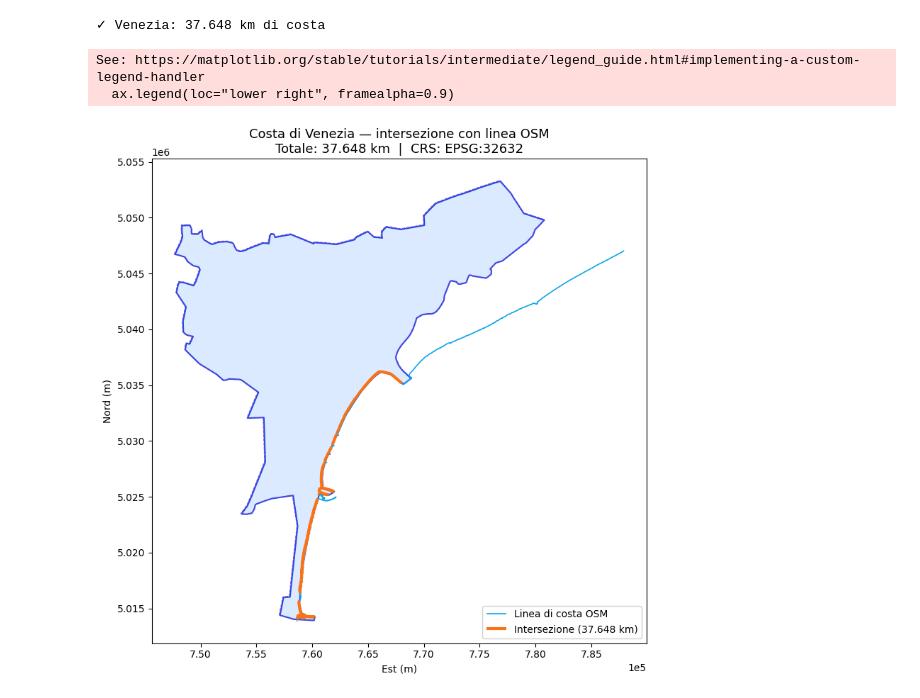
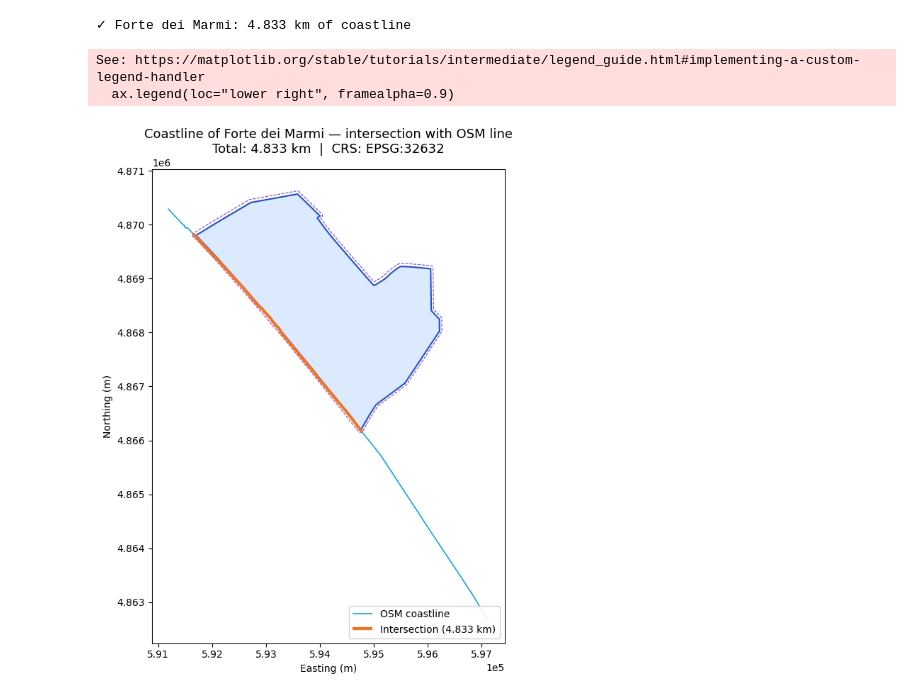
Before and after one commit to 01andreabattaglia/Geospatial_Analysis, a Jupyter notebook: plots.ipynb, the cells around one changed output. Saved outputs shown, nothing was run; the diff lists cells and outputs as text; code cells hidden in the pictures.

```diff
--- a/plots.ipynb
+++ b/plots.ipynb
@@ -7,25 +7,24 @@ from src.utils.openstreetmap_manager import (
     _normalize_name,
     METRIC_CRS,
     BOUNDARY_BUFFER_METERS,
-    COMUNE_NAME_FIELD,
-    COD_ISTAT_FIELD,
+    MUNICIPALITY_NAME_FIELD,
 )
 
-# ── parametri ──────────────────────────────────────────────────────────────────
-COMUNI_SHP        = "data/input/ISTAT/Com01012024_g/Com01012024_g_WGS84.shp"
-COASTLINE_GEOJSON = "data/input/OpenStreetMap/coast_line.geojson"
-COMUNE_TARGET     = "Venezia"
+# ── parameters ──────────────────────────────────────────────────────────────────
+MUNICIPALITIES_SHP = "data/input/ISTAT/Com01012024_g/Com01012024_g_WGS84.shp"
+COASTLINE_GEOJSON  = "data/input/OpenStreetMap/coast_line.geojson"
+TARGET_MUNICIPALITY = "Forte dei Marmi"
 
-# ── carica dati ────────────────────────────────────────────────────────────────
+# ── load data ────────────────────────────────────────────────────────────────
 osm = OpenStreetMap()
-osm.load_municipalities(COMUNI_SHP)  # inizializza _comuni_shp_path, il DataFrame non serve qui
+osm.load_municipalities(MUNICIPALITIES_SHP)  # initializes _municipalities_shp_path; the DataFrame isn't needed here
 
-# La geometria va letta direttamente dallo shapefile e proiettata in metrico
-comuni_gdf = gpd.read_file(COMUNI_SHP).to_crs(METRIC_CRS)
+# The geometry must be read directly from the shapefile and reprojected to a metric CRS
+municipalities_gdf = gpd.read_file(MUNICIPALITIES_SHP).to_crs(METRIC_CRS)
 
-mask       = comuni_gdf[COMUNE_NAME_FIELD].apply(_normalize_name) == _normalize_name(COMUNE_TARGET)
-comune_row = comuni_gdf[mask]
-assert not comune_row.empty, f"Comune '{COMUNE_TARGET}' non trovato"
+mask = municipalities_gdf[MUNICIPALITY_NAME_FIELD].apply(_normalize_name) == _normalize_name(TARGET_MUNICIPALITY)
+municipality_row = municipalities_gdf[mask]
+assert not municipality_row.empty, f"Municipality '{TARGET_MUNICIPALITY}' not found"
 
 coast = gpd.read_file(COASTLINE_GEOJSON)
 if coast.crs is None:
@@ -36,54 +35,54 @@ coast["geometry"] = coast.geometry.apply(
 )
 coast = coast[coast.geom_type.isin(["LineString", "MultiLineString"])]
 
-# ── intersezione costa × comune ────────────────────────────────────────────────
-comune_geom     = comune_row.geometry.values[0]
-comune_buffered = comune_geom.buffer(BOUNDARY_BUFFER_METERS)
+# ── coastline × municipality intersection ────────────────────────────────────────────────
+municipality_geom     = municipality_row.geometry.values[0]
+municipality_buffered = municipality_geom.buffer(BOUNDARY_BUFFER_METERS)
 
-coast_clip = coast[coast.intersects(comune_buffered)].copy()
-coast_clip["geometry"] = coast_clip.geometry.intersection(comune_buffered).apply(_extract_lines)
+coast_clip = coast[coast.intersects(municipality_buffered)].copy()
+coast_clip["geometry"] = coast_clip.geometry.intersection(municipality_buffered).apply(_extract_lines)
 coast_intersection = coast_clip[coast_clip["geometry"].notna()].copy()
 
-km_totali = coast_intersection.geometry.length.sum() / 1000
-print(f"✓ {COMUNE_TARGET}: {km_totali:.3f} km di costa")
+total_km = coast_intersection.geometry.length.sum() / 1000
+print(f"✓ {TARGET_MUNICIPALITY}: {total_km:.3f} km of coastline")
 
 # ── plot ───────────────────────────────────────────────────────────────────────
 fig, ax = plt.subplots(figsize=(10, 8))
 
-gpd.GeoSeries([comune_geom], crs=METRIC_CRS).plot(
+gpd.GeoSeries([municipality_geom], crs=METRIC_CRS).plot(
     ax=ax, facecolor="#dbeafe", edgecolor="#1d4ed8",
-    linewidth=1.5, zorder=1, label=COMUNE_TARGET
+    linewidth=1.5, zorder=1, label=TARGET_MUNICIPALITY
 )
-gpd.GeoSeries([comune_buffered], crs=METRIC_CRS).plot(
+gpd.GeoSeries([municipality_buffered], crs=METRIC_CRS).plot(
     ax=ax, facecolor="none", edgecolor="#7c3aed",
     linewidth=0.8, linestyle="--", zorder=2,
     label=f"Buffer {BOUNDARY_BUFFER_METERS} m"
 )
-coast[coast.intersects(comune_buffered.envelope)].plot(
-    ax=ax, color="#0ea5e9", linewidth=1.2, zorder=3, label="Linea di costa OSM"
+coast[coast.intersects(municipality_buffered.envelope)].plot(
+    ax=ax, color="#0ea5e9", linewidth=1.2, zorder=3, label="OSM coastline"
 )
 if not coast_intersection.empty:
     gpd.GeoDataFrame(coast_intersection, crs=METRIC_CRS).plot(
         ax=ax, color="#f97316", linewidth=3, zorder=4,
-        label=f"Intersezione ({km_totali:.3f} km)"
+        label=f"Intersection ({total_km:.3f} km)"
     )
 
 ax.set_title(
-    f"Costa di {COMUNE_TARGET} — intersezione con linea OSM\n"
-    f"Totale: {km_totali:.3f} km  |  CRS: {METRIC_CRS}",
+    f"Coastline of {TARGET_MUNICIPALITY} — intersection with OSM line\n"
+    f"Total: {total_km:.3f} km  |  CRS: {METRIC_CRS}",
     fontsize=13
 )
-ax.set_xlabel("Est (m)")
-ax.set_ylabel("Nord (m)")
+ax.set_xlabel("Easting (m)")
+ax.set_ylabel("Northing (m)")
 ax.legend(loc="lower right", framealpha=0.9)
 ax.ticklabel_format(style="sci", scilimits=(0, 0), axis="both")
 plt.tight_layout()
 plt.show()
 # %% [output]
-✓ Venezia: 37.648 km di costa
+✓ Forte dei Marmi: 4.833 km of coastline
 See: https://matplotlib.org/stable/tutorials/intermediate/legend_guide.html#implementing-a-custom-legend-handler
   ax.legend(loc="lower right", framealpha=0.9)
-[figure, old version]
+[figure, new version]
 # %%
 import geopandas as gpd
 import matplotlib.pyplot as plt
```
Also changed, not shown: parts of 2 cells of this notebook, 7 other files.
